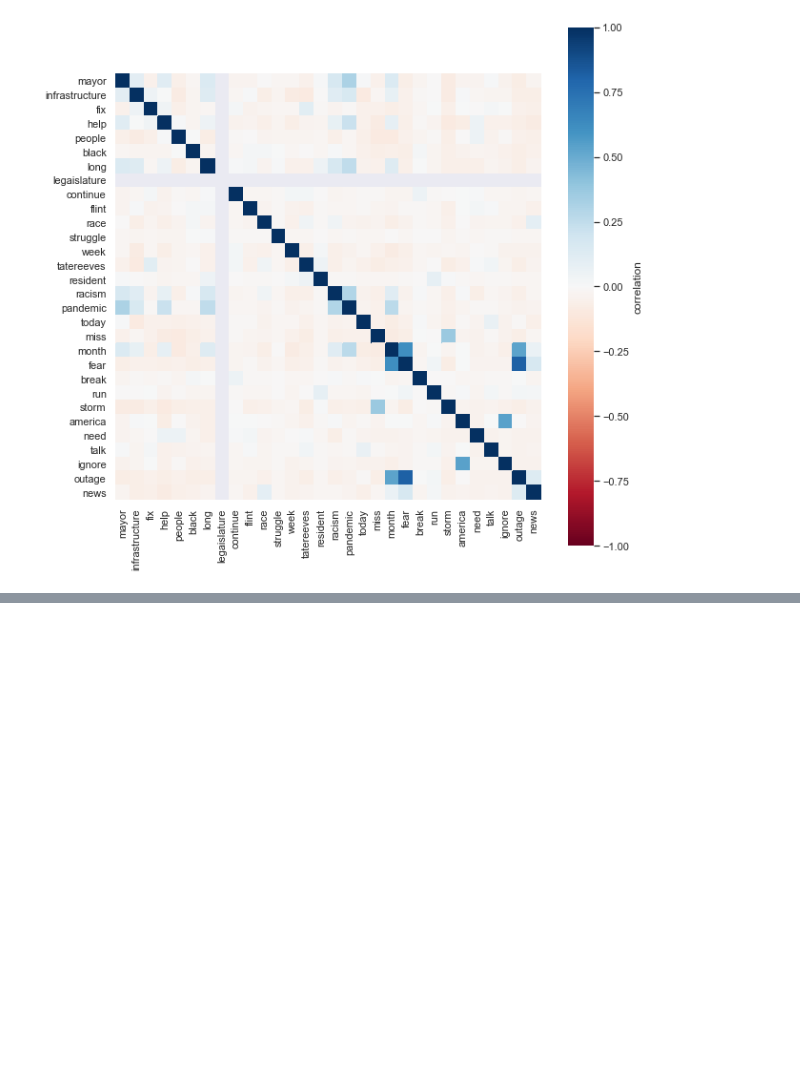
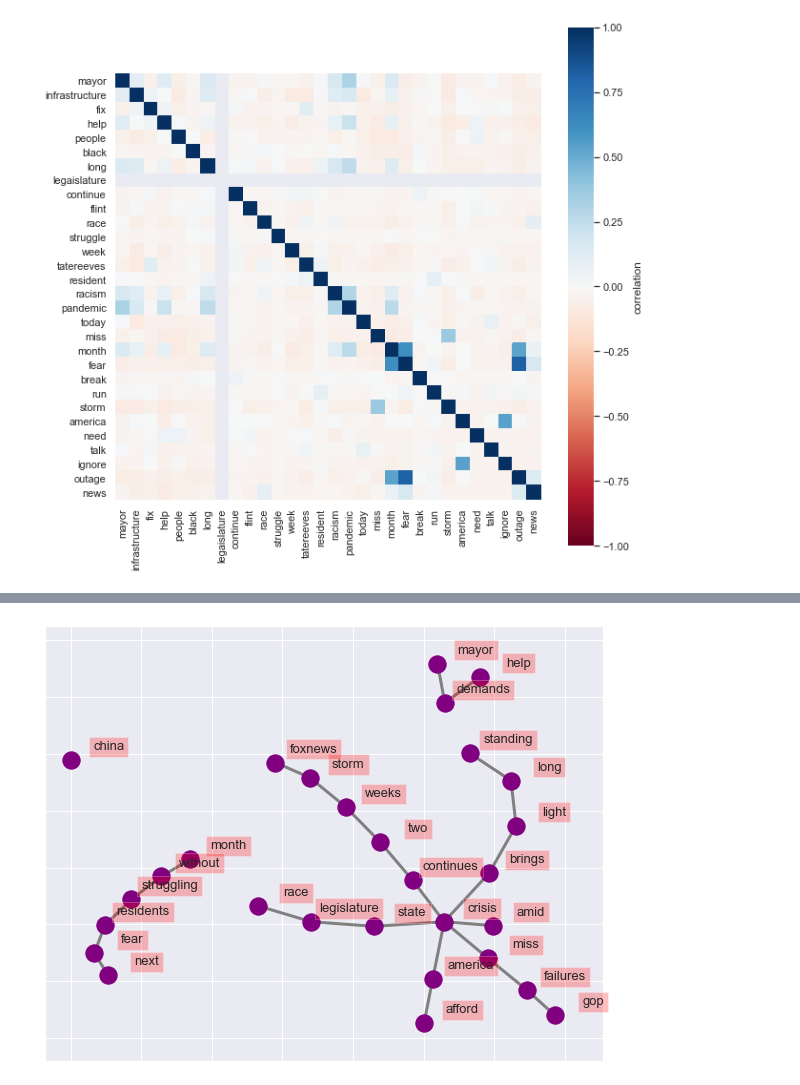
Before and after one commit to rishabhstha/JacksonWaterCrisisAnalysisML, a Jupyter notebook: tweets.ipynb, the cells around one changed output, grey strips where cells are left out. Cells and saved outputs as stored; diff of their text form; code cells hidden in the pictures; blank space fills up the shorter version.

```diff
--- a/tweets.ipynb
+++ b/tweets.ipynb
@@ -1429,0 +1543,13 @@ plt.show()
+# %%
+terms_trigram=[list(nltk.trigrams(tweet)) for tweet in tweets['newWordList']]
+trigrams = list(itertools.chain(*terms_trigram))
+
+# Create counter of words in clean bigrams
+trigram_counts = collections.Counter(trigrams)
+
+trigram_counts.most_common(50)
+
+trigram_df = pd.DataFrame(trigram_counts.most_common(25),
+                             columns=['trigram', 'count'])
+
+trigram_df
@@ -1430,3 +1615,44 @@ plt.show()
+# %%
+# Visualize networks of trigrams
+import networkx as nx
+
+# Create dictionary of bigrams and their counts
+d = trigram_df.set_index('trigram').T.to_dict('records')
+
+# Create network plot
+G = nx.Graph()
+
+# Create connections between nodes
+for k, v in d[0].items():
+    G.add_edge(k[0], k[1], weight=(v * 10))
+
+G.add_node("china", weight=100)
+
+
+fig, ax = plt.subplots(figsize=(10, 8))
+
+pos = nx.spring_layout(G, k=2)
+
+# Plot networks
+nx.draw_networkx(G, pos,
+                 font_size=16,
+                 width=3,
+                 edge_color='grey',
+                 node_color='purple',
+                 with_labels = False,
+                 ax=ax)
+
+# Create offset labels
+for key, value in pos.items():
+    x, y = value[0]+.135, value[1]+.045
+    ax.text(x, y,
+            s=key,
+            bbox=dict(facecolor='red', alpha=0.25),
+            horizontalalignment='center', fontsize=13)
+
+plt.show()
+# %% [output]
+[figure, added]
 # %%
 #Average compound score by month/week
 #check for requent words in past as compared to 2021
```
Also changed, not shown: parts of 15 cells of this notebook, 4 other files.
